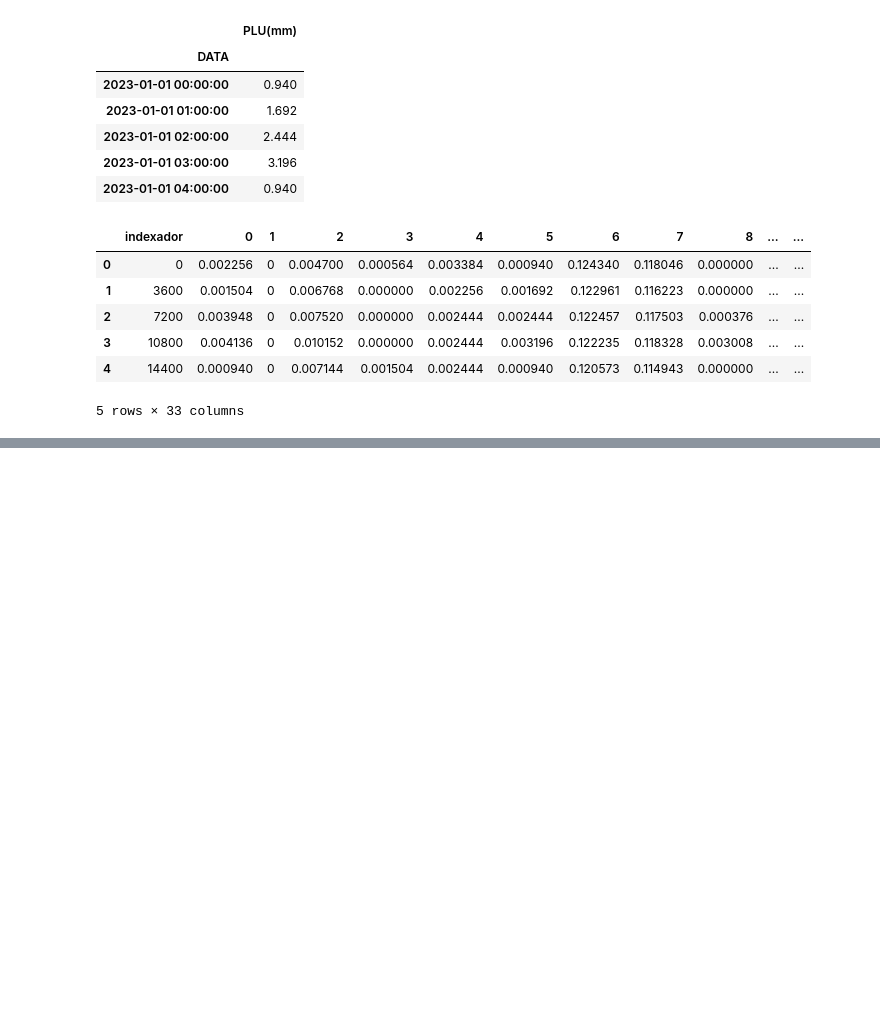
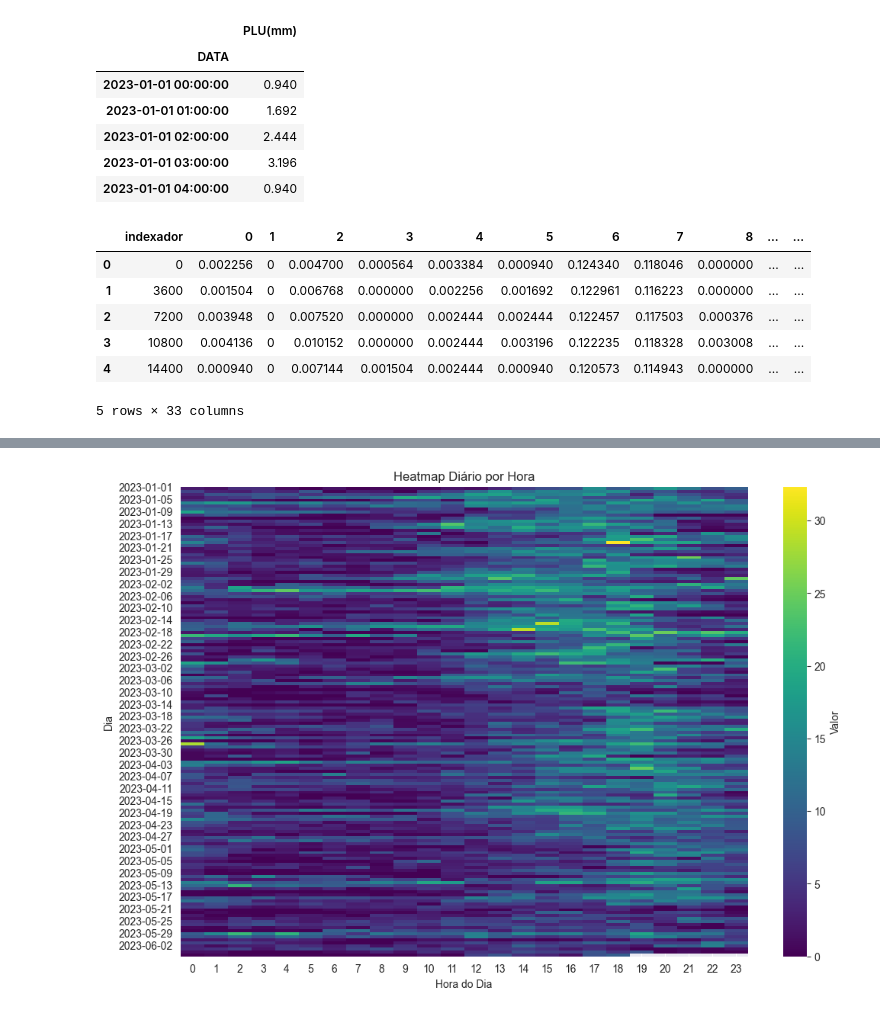
Before and after one commit to marcelof314/SP_urban_flooding, a Jupyter notebook: 08 Rain source file comparision.ipynb, the cells around one changed output, grey strips where cells are left out. Saved outputs shown, nothing was run; the diff lists cells and outputs as text; code cells hidden in the pictures; blank space fills up the shorter version.

Commit message:
Preparando o arquivo de pluviometria para o ano de 2023.
Signed-off-by: Marcelo Fernandes <41390930+marcelof314@users.noreply.github.com>

```diff
--- a/08 Rain source file comparision.ipynb
+++ b/08 Rain source file comparision.ipynb
@@ -162,3 +162,7 @@ df_rs_marcelo.head()
 | 3 | 10800 | 0.004136 | 0 | 0.010152 | 0.000000 | 0.002444 | 0.003196 | 0.122235 | 0.118328 | 0.003008 | ... | ... |
 | 4 | 14400 | 0.000940 | 0 | 0.007144 | 0.001504 | 0.002444 | 0.000940 | 0.120573 | 0.114943 | 0.000000 | ... | ... |
 5 rows × 33 columns
+# %%
+rain_source_marcelo = '/Users/marcelofernandes/My Drive/Arquivos/Rain_source_2023_1031.csv'
+# %%
+df_rain_source_marcelo = pd.read_csv(rain_source_marcelo)
@@ -164,0 +189,31 @@ df_rs_marcelo.head()
+# %%
+import pandas as pd
+import seaborn as sns
+import matplotlib.pyplot as plt
+
+# Carregar o DataFrame (substitua pelo seu DataFrame real)
+df = df_rain_source_marcelo  # Seu DataFrame carregado
+
+# Ajustar a data inicial (01 de janeiro de 2023)
+start_date = pd.Timestamp('2023-01-01')
+df['datetime'] = start_date + pd.to_timedelta(df['0'], unit='s')  # Converter '0' para datetime
+df.set_index('datetime', inplace=True)  # Configurar datetime como índice
+
+
+# Criar colunas de hora e dia
+df['hour'] = df.index.hour
+df['day'] = df.index.date
+
+# Escolher uma coluna de interesse para análise (exemplo: coluna '1')
+col_of_interest = '1'  # Substitua pela coluna desejada
+heatmap_data = df.groupby(['day', 'hour'])[col_of_interest].mean().unstack()
+
+# Criar o heatmap
+plt.figure(figsize=(12, 8))
+sns.heatmap(heatmap_data, cmap='viridis', cbar_kws={'label': 'Valor'})
+plt.title('Heatmap Diário por Hora')
+plt.xlabel('Hora do Dia')
+plt.ylabel('Dia')
+plt.show()
+# %% [output]
+[figure, added]
```
Also changed, not shown: parts of 2 cells of this notebook, 1 other file.
